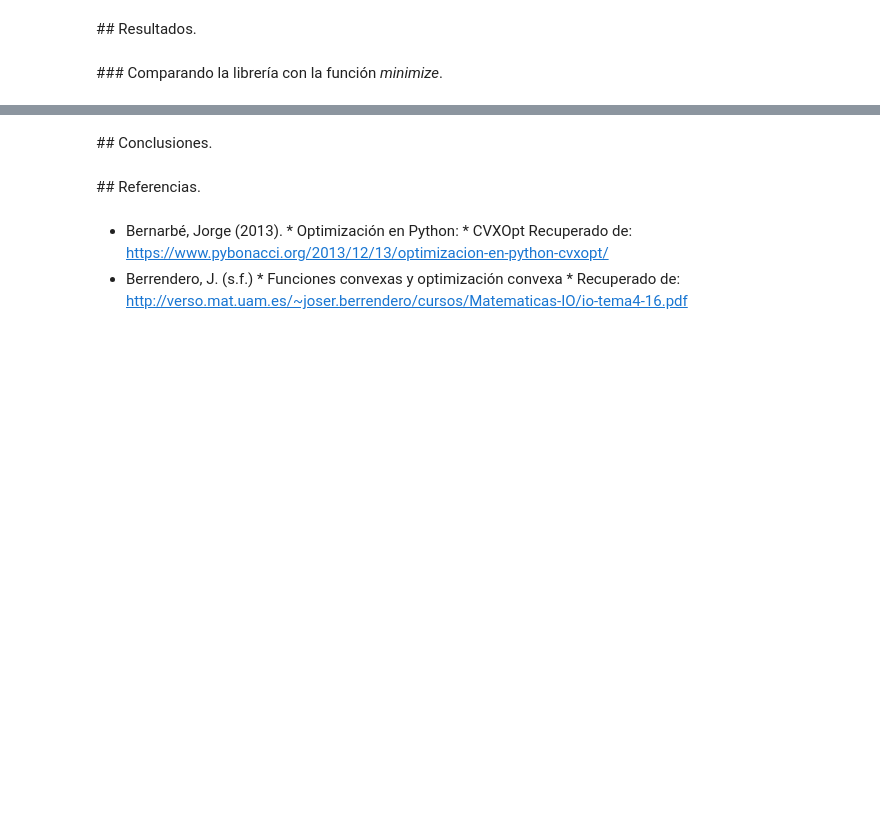
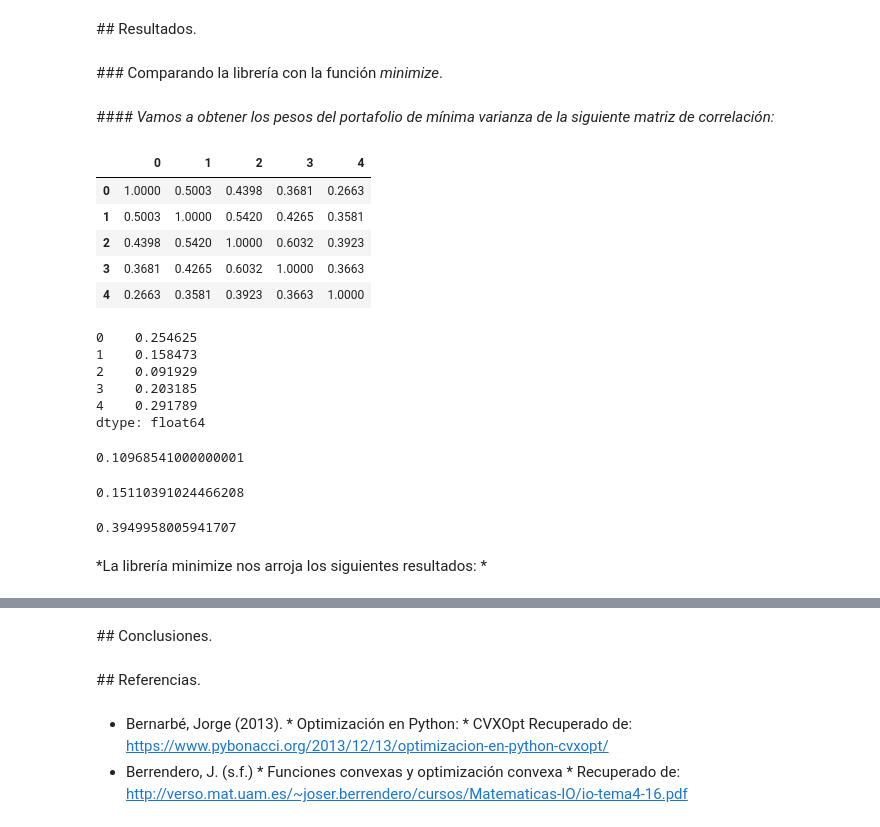
Before and after one commit to oscaralfonso17/proyecto_portafolios, a Jupyter notebook: ProyectoFinal_EnriquezF_RamirezJ_FloresO.ipynb, the cells around one changed output, grey strips where cells are left out. Saved outputs shown, nothing was run; the diff lists cells and outputs as text; code cells hidden in the pictures; blank space fills up the shorter version.

```diff
--- a/ProyectoFinal_EnriquezF_RamirezJ_FloresO.ipynb
+++ b/ProyectoFinal_EnriquezF_RamirezJ_FloresO.ipynb
@@ -61,3 +196,54 @@ FILE
 ## Resultados.
 # %% [markdown]
 ### Comparando la librería con la función *minimize*.
+# %% [markdown]
+#### *Vamos a obtener los pesos del portafolio de mínima varianza de la siguiente matriz de correlación:*
+# %%
+import pandas as pd
+import numpy as np
+rf = 0.05
+corr = pd.DataFrame(data= np.array([[1.0000, 0.5003, 0.4398, 0.3681, 0.2663],
+                                    [0.5003, 1.0000, 0.5420, 0.4265, 0.3581],
+                                    [0.4398, 0.5420, 1.0000, 0.6032, 0.3923],
+                                    [0.3681, 0.4265, 0.6032, 1.0000, 0.3663],
+                                    [0.2663, 0.3581, 0.3923, 0.3663, 1.0000]]))
+data_num = len(corr.index)
+corr.round(4)
+# %% [output]
+|  | 0 | 1 | 2 | 3 | 4 |
+| 0 | 1.0000 | 0.5003 | 0.4398 | 0.3681 | 0.2663 |
+| 1 | 0.5003 | 1.0000 | 0.5420 | 0.4265 | 0.3581 |
+| 2 | 0.4398 | 0.5420 | 1.0000 | 0.6032 | 0.3923 |
+| 3 | 0.3681 | 0.4265 | 0.6032 | 1.0000 | 0.3663 |
+| 4 | 0.2663 | 0.3581 | 0.3923 | 0.3663 | 1.0000 |
+# %%
+w_MVP = min_var(corr)
+w_MVP
+# %% [output]
+0    0.254625
+1    0.158473
+2    0.091929
+3    0.203185
+4    0.291789
+dtype: float64
+# %%
+Eind = np.array([0.1355, 0.1589, 0.1519, 0.1435, 0.1497])
+Er_MVP = Er(Eind)
+Er_MVP
+# %% [output]
+0.10968541000000001
+# %%
+Vol = np.array([0.1535, 0.2430, 0.2324, 0.2038, 0.2298])
+D = np.diag(Vol)
+Sigma = D.dot(corr).dot(D)
+sp_MVP = np.sqrt(sp(w_MVP,Sigma))
+sp_MVP
+# %% [output]
+0.15110391024466208
+# %%
+sharpe_MVP = sharpe(Er_MVP,sp_MVP,0.05)
+sharpe_MVP
+# %% [output]
+0.3949958005941707
+# %% [markdown]
+*La librería minimize nos arroja los siguientes resultados: *
```
Also changed, not shown: parts of 17 cells of this notebook, 1 other file.
